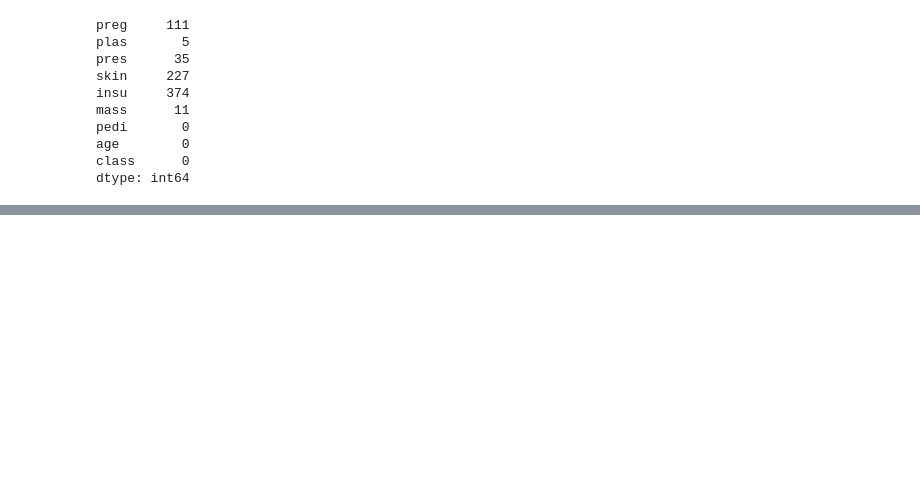
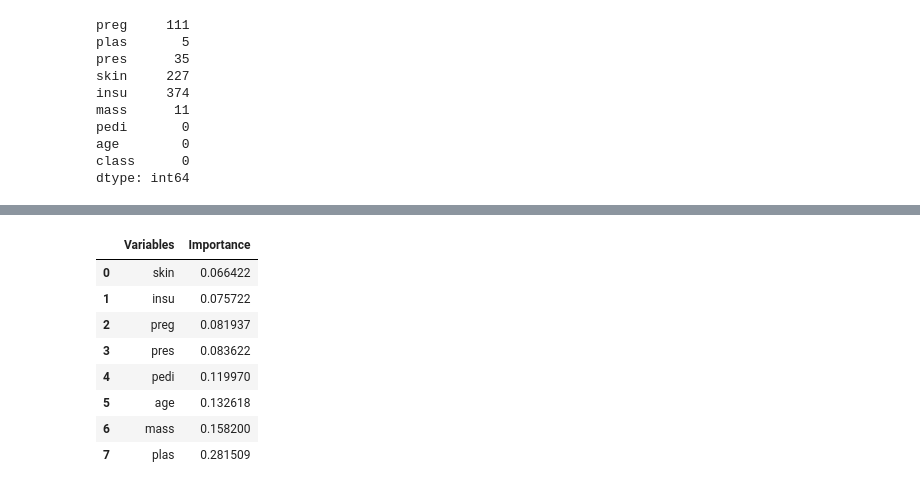
Before and after one commit to wonheejo/dafit, a Jupyter notebook: DF906/DF906_07_지렁이.ipynb, the cells around one changed output, grey strips where cells are left out. Drawn from its saved outputs; the diff is of its cells as text; code cells hidden in the pictures; blank space fills up the shorter version.

```diff
--- a/DF906/DF906_07_지렁이.ipynb
+++ b/DF906/DF906_07_지렁이.ipynb
@@ -61,0 +135,12 @@ x_train = train.drop(['class'], axis=1)
+# %%
+# Reorganizing the feature importance into a list of name of variable and its importance
+X_columns = train.columns
+final = list(zip(X_columns, rf_clf_nocvs.feature_importances_))
+# %%
+# Function for the key to sort the list by the second element in the list which is the feature importance values
+def second(elem):
+    return elem[1]
+# %%
+# Sorting the list
+final.sort(key=second)
+final
@@ -61,0 +156,14 @@ x_train = train.drop(['class'], axis=1)
+# %%
+# Checking to see if it has been sorted properly
+imp_df = pd.DataFrame(final, columns=['Variables', 'Importance'])
+imp_df
+# %% [output]
+|  | Variables | Importance |
+| 0 | skin | 0.066422 |
+| 1 | insu | 0.075722 |
+| 2 | preg | 0.081937 |
+| 3 | pres | 0.083622 |
+| 4 | pedi | 0.119970 |
+| 5 | age | 0.132618 |
+| 6 | mass | 0.158200 |
+| 7 | plas | 0.281509 |
```
Also changed, not shown: parts of 21 cells of this notebook.
